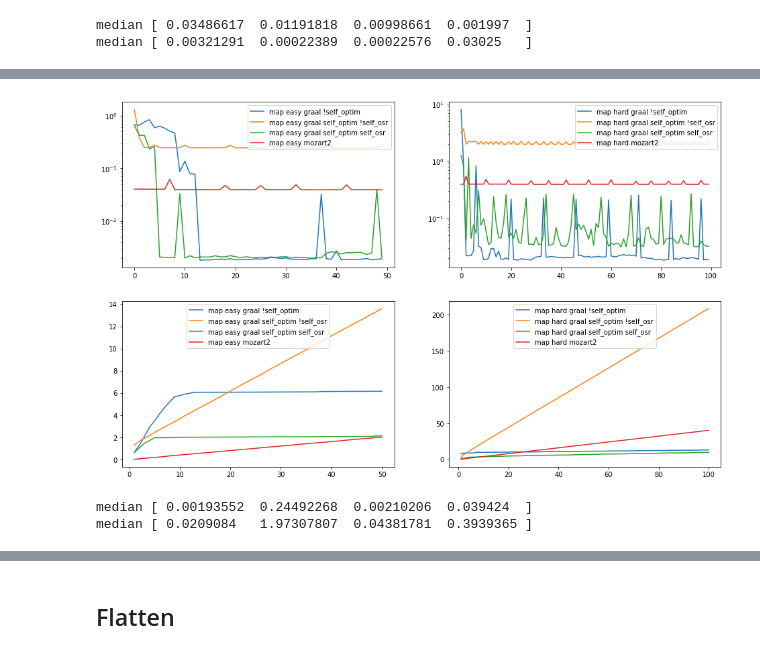
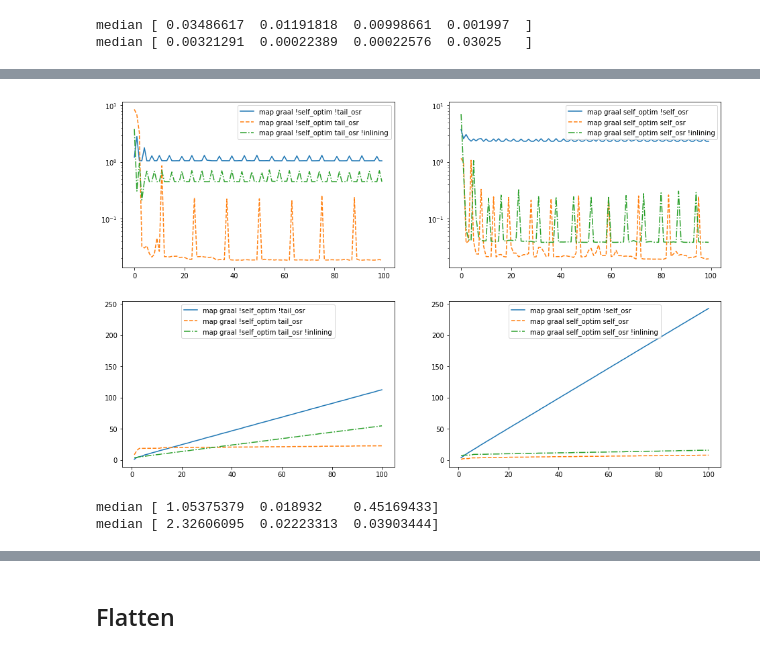
Before and after one commit to mistasse/mozart-graal-benchmarking, a Jupyter notebook: notebook.ipynb, the cells around one changed output, grey strips where cells are left out. Cells and saved outputs as stored; diff of their text form; code cells hidden in the pictures.

```diff
--- a/notebook.ipynb
+++ b/notebook.ipynb
@@ -3,9 +3,11 @@
 %autoreload 2
 %matplotlib inline
 
+from cycler import cycler
 from collections import defaultdict, OrderedDict
 from datetime import datetime
 
+import matplotlib as mpl
 from matplotlib import pyplot as plt
 import numpy as np
 
@@ -17,6 +19,11 @@ def show_time(f):
         print(datetime.now())
         f(*args)
     return _wrapper
+
+mpl.rcParams['axes.prop_cycle'] = cycler(color=['#1f77b4', '#ff7f0e', '#2ca02c', '#d62728', '#9467bd',
+                                                '#8c564b', '#e377c2', '#7f7f7f', #'#bcbd22', '#17becf',
+                                               ],
+                                         linestyle=["-", "--", "-.", ":", "-", "--", "-.", ":"])
 
 @show_time
 def big():
@@ -109,15 +144,18 @@ median [ 0.00321291  0.00022389  0.00022576  0.03025   ]
 # %%
 medium()
 
-map_easy, map_hard = Serie("map")["easy", "hard"]
+Map = Serie("map")
+tail = Map.get("hard", sections=[0, 1, 2])
+self = Map.get("hard", sections=[3, 4, 5])
+ax = []
 
-map_easy.sub(221).plot()
-map_easy.sub(223).prog()
+tail.sub(221, init_axis=ax).plot()
+tail.sub(223, init_axis=ax).prog()
 
-map_hard.sub(222).plot()
-map_hard.sub(224).prog()
+self.sub(222, sharey=ax[0]).plot()
+self.sub(224, sharey=ax[1]).prog()
 plt.show()
 
-print("median", map_easy.agg(np.median))
-print("median", map_hard.agg(np.median))
+print("median", tail.agg(np.median))
+print("median", self.agg(np.median))
 # %% [output]
@@ -125,3 +163,3 @@ print("median", map_hard.agg(np.median))
-[figure, old version]
+[figure, new version]
-median [ 0.00193552  0.24492268  0.00210206  0.039424  ]
-median [ 0.0209084   1.97307807  0.04381781  0.3939365 ]
+median [ 1.05375379  0.018932    0.45169433]
+median [ 2.32606095  0.02223313  0.03903444]
```
Also changed, not shown: parts of 11 cells of this notebook, 9 other files.
